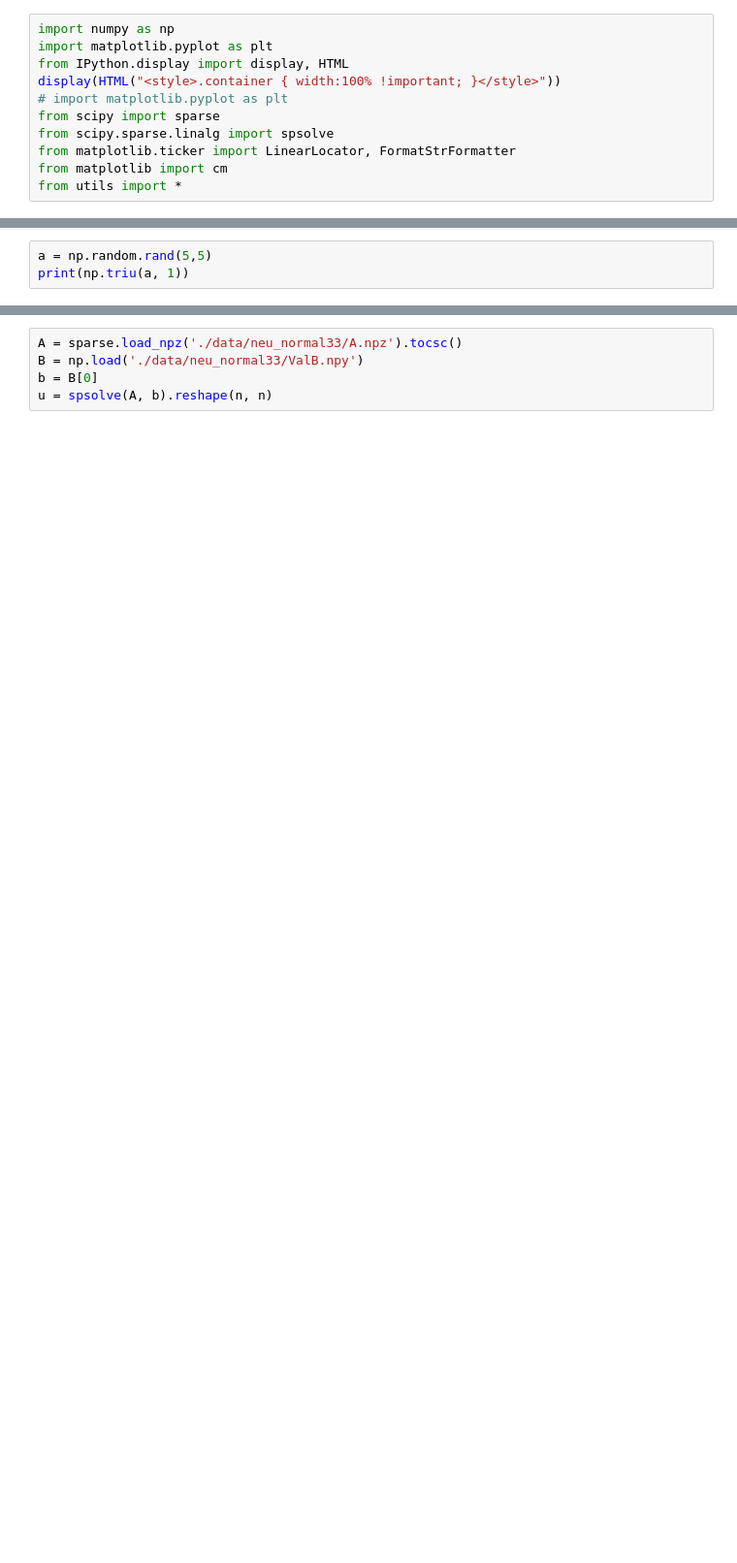
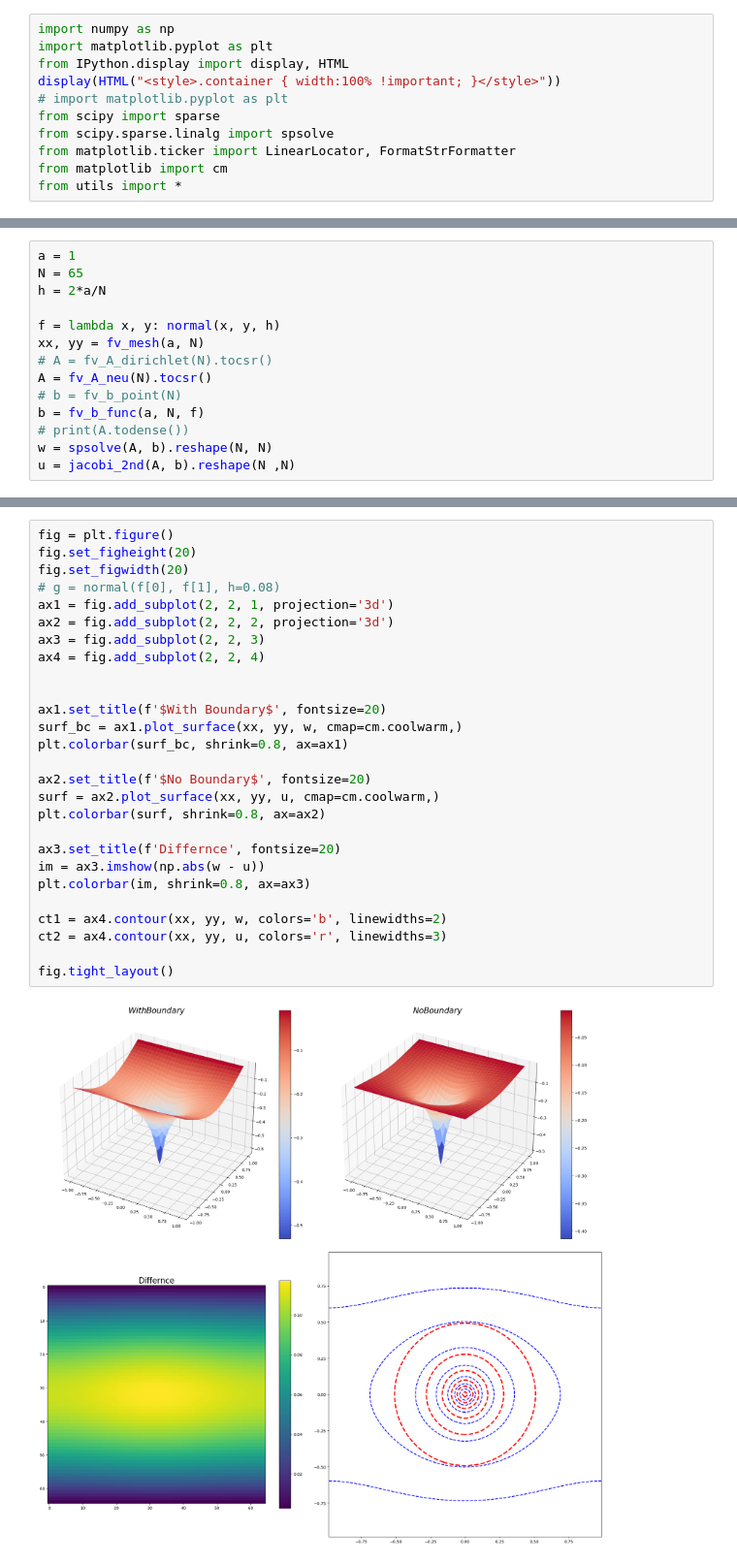
Before and after one commit to dljjqy/LA-Net, a Jupyter notebook: tradition.ipynb, the cells around one changed output, grey strips where cells are left out. Shown at 97% size. Cells and saved outputs as stored; diff of their text form; blank space fills up the shorter version.

```diff
--- a/tradition.ipynb
+++ b/tradition.ipynb
@@ -256,4 +289,15 @@ print(a[34,34])
 # %%
-a = np.random.rand(5,5)
-print(np.triu(a, 1))
+a = 1
+N = 65
+h = 2*a/N
+
+f = lambda x, y: normal(x, y, h)
+xx, yy = fv_mesh(a, N)
+# A = fv_A_dirichlet(N).tocsr()
+A = fv_A_neu(N).tocsr()
+# b = fv_b_point(N)
+b = fv_b_func(a, N, f)
+# print(A.todense())
+w = spsolve(A, b).reshape(N, N)
+u = jacobi_2nd(A, b).reshape(N ,N)
 # %% [output]
@@ -265,5 +321,29 @@ print(np.triu(a, 1))
 # %%
-A = sparse.load_npz('./data/neu_normal33/A.npz').tocsc()
-B = np.load('./data/neu_normal33/ValB.npy')
-b = B[0]
-u = spsolve(A, b).reshape(n, n)
+fig = plt.figure()
+fig.set_figheight(20)
+fig.set_figwidth(20)
+# g = normal(f[0], f[1], h=0.08)
+ax1 = fig.add_subplot(2, 2, 1, projection='3d')
+ax2 = fig.add_subplot(2, 2, 2, projection='3d')
+ax3 = fig.add_subplot(2, 2, 3)
+ax4 = fig.add_subplot(2, 2, 4)
+
+
+ax1.set_title(f'$With Boundary$', fontsize=20)
+surf_bc = ax1.plot_surface(xx, yy, w, cmap=cm.coolwarm,)
+plt.colorbar(surf_bc, shrink=0.8, ax=ax1)
+
+ax2.set_title(f'$No Boundary$', fontsize=20)
+surf = ax2.plot_surface(xx, yy, u, cmap=cm.coolwarm,)
+plt.colorbar(surf, shrink=0.8, ax=ax2)
+
+ax3.set_title(f'Differnce', fontsize=20)
+im = ax3.imshow(np.abs(w - u))
+plt.colorbar(im, shrink=0.8, ax=ax3)
+
+ct1 = ax4.contour(xx, yy, w, colors='b', linewidths=2)
+ct2 = ax4.contour(xx, yy, u, colors='r', linewidths=3)
+
+fig.tight_layout()
+# %% [output]
+[figure, added]
```
Also changed, not shown: parts of 10 cells of this notebook, 1 other file.
